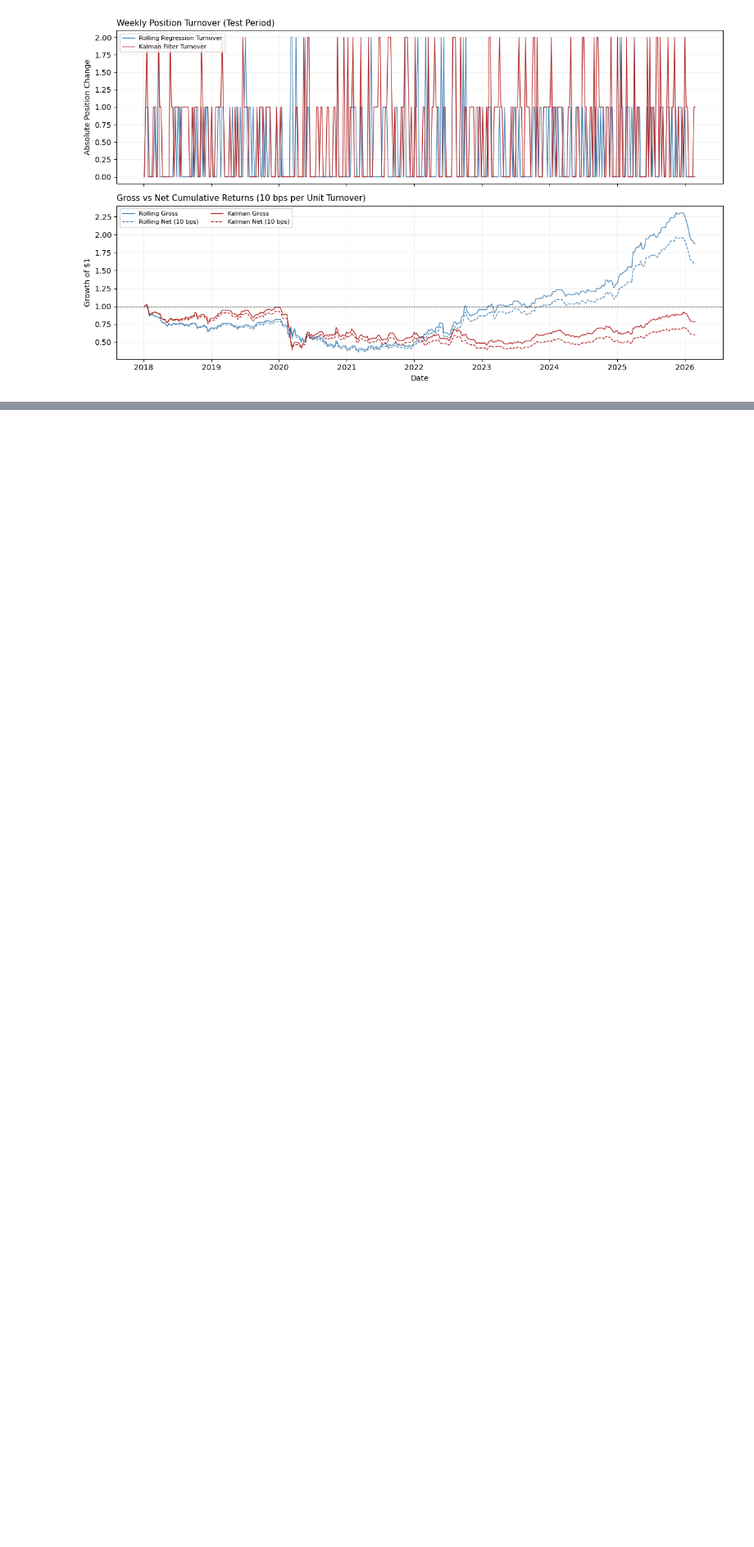
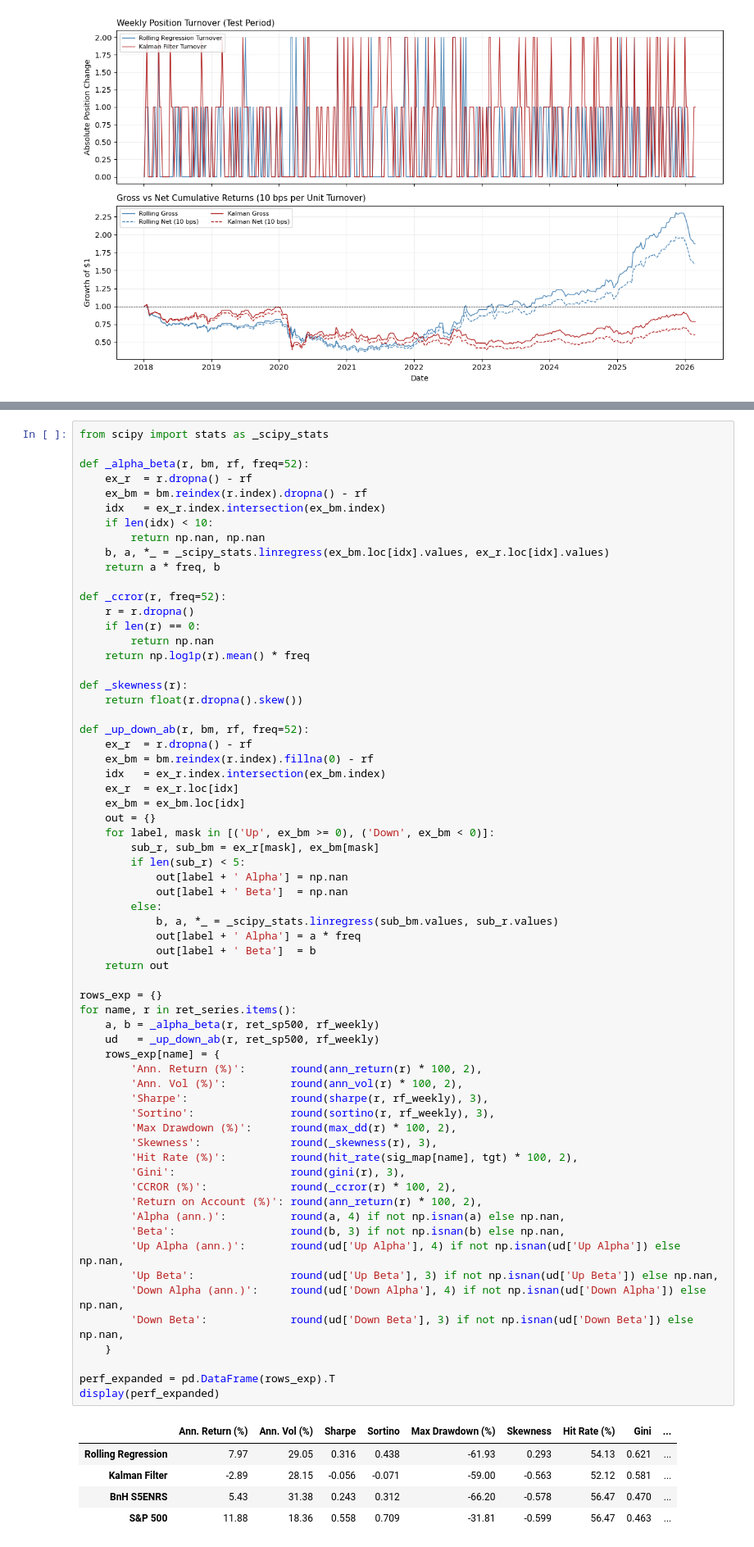
Before and after one commit to JWilliams2001-hub/Forecast_Strategy, a Jupyter notebook: final_project.ipynb, the cells around one changed output, grey strips where cells are left out. Shown at 82% size. Cells and saved outputs as stored; diff of their text form; blank space fills up the shorter version.

```diff
--- a/final_project.ipynb
+++ b/final_project.ipynb
@@ -1337,0 +1380,70 @@ plt.show()
+# %%
+from scipy import stats as _scipy_stats
+
+def _alpha_beta(r, bm, rf, freq=52):
+    ex_r  = r.dropna() - rf
+    ex_bm = bm.reindex(r.index).dropna() - rf
+    idx   = ex_r.index.intersection(ex_bm.index)
+    if len(idx) < 10:
+        return np.nan, np.nan
+    b, a, *_ = _scipy_stats.linregress(ex_bm.loc[idx].values, ex_r.loc[idx].values)
+    return a * freq, b
+
+def _ccror(r, freq=52):
+    r = r.dropna()
+    if len(r) == 0:
+        return np.nan
+    return np.log1p(r).mean() * freq
+
+def _skewness(r):
+    return float(r.dropna().skew())
+
+def _up_down_ab(r, bm, rf, freq=52):
+    ex_r  = r.dropna() - rf
+    ex_bm = bm.reindex(r.index).fillna(0) - rf
+    idx   = ex_r.index.intersection(ex_bm.index)
+    ex_r  = ex_r.loc[idx]
+    ex_bm = ex_bm.loc[idx]
+    out = {}
+    for label, mask in [('Up', ex_bm >= 0), ('Down', ex_bm < 0)]:
+        sub_r, sub_bm = ex_r[mask], ex_bm[mask]
+        if len(sub_r) < 5:
+            out[label + ' Alpha'] = np.nan
+            out[label + ' Beta']  = np.nan
+        else:
+            b, a, *_ = _scipy_stats.linregress(sub_bm.values, sub_r.values)
+            out[label + ' Alpha'] = a * freq
+            out[label + ' Beta']  = b
+    return out
+
+rows_exp = {}
+for name, r in ret_series.items():
+    a, b = _alpha_beta(r, ret_sp500, rf_weekly)
+    ud   = _up_down_ab(r, ret_sp500, rf_weekly)
+    rows_exp[name] = {
+        'Ann. Return (%)':       round(ann_return(r) * 100, 2),
+        'Ann. Vol (%)':          round(ann_vol(r) * 100, 2),
+        'Sharpe':                round(sharpe(r, rf_weekly), 3),
+        'Sortino':               round(sortino(r, rf_weekly), 3),
+        'Max Drawdown (%)':      round(max_dd(r) * 100, 2),
+        'Skewness':              round(_skewness(r), 3),
+        'Hit Rate (%)':          round(hit_rate(sig_map[name], tgt) * 100, 2),
+        'Gini':                  round(gini(r), 3),
+        'CCROR (%)':             round(_ccror(r) * 100, 2),
+        'Return on Account (%)': round(ann_return(r) * 100, 2),
+        'Alpha (ann.)':          round(a, 4) if not np.isnan(a) else np.nan,
+        'Beta':                  round(b, 3) if not np.isnan(b) else np.nan,
+        'Up Alpha (ann.)':       round(ud['Up Alpha'], 4) if not np.isnan(ud['Up Alpha']) else np.nan,
+        'Up Beta':               round(ud['Up Beta'], 3) if not np.isnan(ud['Up Beta']) else np.nan,
+        'Down Alpha (ann.)':     round(ud['Down Alpha'], 4) if not np.isnan(ud['Down Alpha']) else np.nan,
+        'Down Beta':             round(ud['Down Beta'], 3) if not np.isnan(ud['Down Beta']) else np.nan,
+    }
+
+perf_expanded = pd.DataFrame(rows_exp).T
+display(perf_expanded)
+# %% [output]
+|  | Ann. Return (%) | Ann. Vol (%) | Sharpe | Sortino | Max Drawdown (%) | Skewness | Hit Rate (%) | Gini | ... |
+| Rolling Regression | 7.97 | 29.05 | 0.316 | 0.438 | -61.93 | 0.293 | 54.13 | 0.621 | ... |
+| Kalman Filter | -2.89 | 28.15 | -0.056 | -0.071 | -59.00 | -0.563 | 52.12 | 0.581 | ... |
+| BnH S5ENRS | 5.43 | 31.38 | 0.243 | 0.312 | -66.20 | -0.578 | 56.47 | 0.470 | ... |
+| S&P 500 | 11.88 | 18.36 | 0.558 | 0.709 | -31.81 | -0.599 | 56.47 | 0.463 | ... |
```
Also changed, not shown: parts of 6 cells of this notebook.
